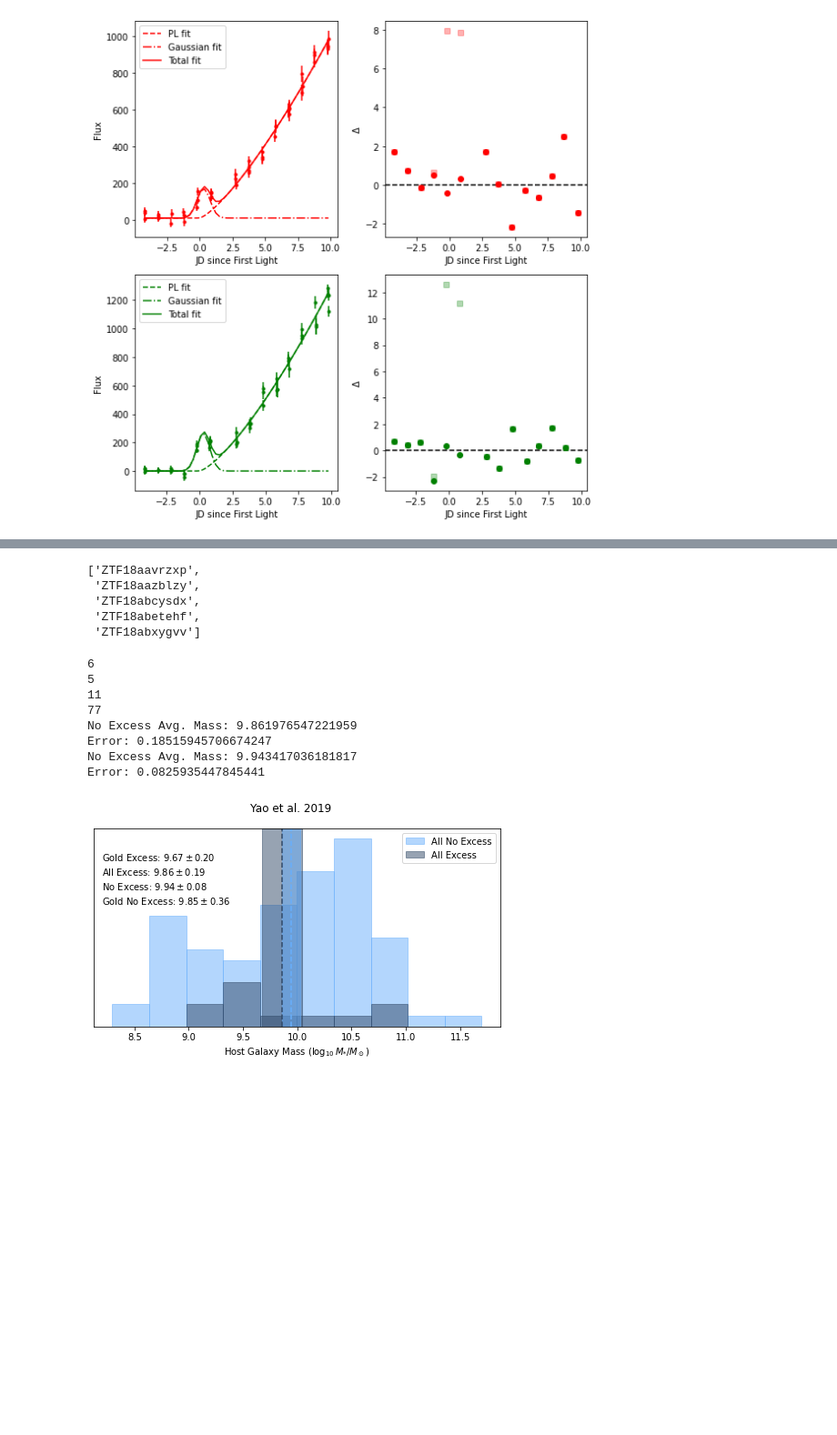
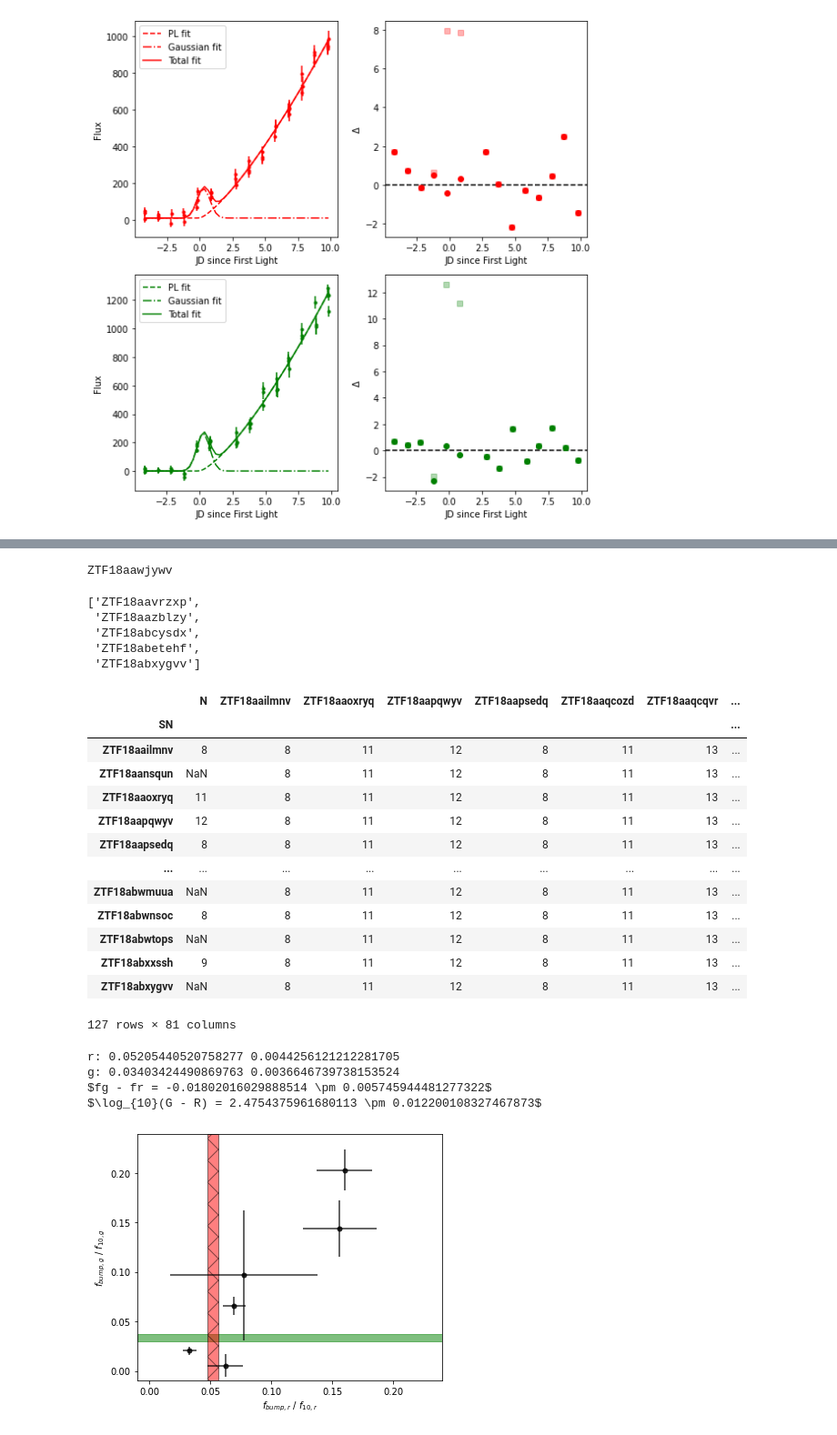
Before and after one commit to Christine8888/earlySN, a Jupyter notebook: Package testing 2.ipynb, the cells around one changed output, grey strips where cells are left out. Shown at 91% size. Drawn from its saved outputs; the diff is of its cells as text; code cells hidden in the pictures; blank space fills up the shorter version.

```diff
--- a/Package testing 2.ipynb
+++ b/Package testing 2.ipynb
@@ -97,11 +74,37 @@ ZTF18aawjywv
-# %%
-test.gold_nd
-# %% [output]
-['ZTF18aavrzxp',
- 'ZTF18aazblzy',
- 'ZTF18abcysdx',
- 'ZTF18abetehf',
- 'ZTF18abxygvv']
+# %%
+# Bronze and Gold ND are not matching the OG paper
+# what is happening with ZTF18abfhryc?
+
+test.gold = ['ZTF18aaxsioa', 'ZTF18abcflnz', 'ZTF18abssuxz',
+          'ZTF18abxxssh', 'ZTF18aavrwhu', 'ZTF18abfhryc',]
+test.bronze = ['ZTF18aawjywv', 'ZTF18aaqcozd', 'ZTF18abdfazk',
+         'ZTF18abimsyv', 'ZTF18aazsabq']
+test.excess = test.gold + test.bronze
+
+also_in_literature = ['ZTF18aapqwyv', 'ZTF18aaqqoqs', 'ZTF18aayjvve', 'ZTF18abckujq', 'ZTF18abcrxoj',
+                     'ZTF18abdfazk', 'ZTF18abdfwur', 'ZTF18abfhryc', 'ZTF18abgxvra', 'ZTF18abpamut',]
+
+yao_nd = list(np.loadtxt('/users/christineye/supernova/lcfit/yao_control.txt',dtype='str'))
+for i in yao_nd:
+    if i in test.gold or i in test.bronze or i in also_in_literature:
+        print(i)
+        yao_nd.remove(i)
+
+test.gold_nd = yao_nd
+test.nd = []
+for i in test.sn_names:
+    if i not in test.gold and i not in test.bronze:
+        test.nd += [i]
+# %% [output]
+ZTF18aawjywv
+# %%
+test.gold_nd
+# %% [output]
+['ZTF18aavrzxp',
+ 'ZTF18aazblzy',
+ 'ZTF18abcysdx',
+ 'ZTF18abetehf',
+ 'ZTF18abxygvv']
 # %%
 # NOTES
 # are most of the PVs supposed to be 0?
@@ -108,12 +113,16 @@ test.gold_nd
 # %%
-test.compare_mass()
 # %% [output]
+|  | N | ZTF18aailmnv | ZTF18aaoxryq | ZTF18aapqwyv | ZTF18aapsedq | ZTF18aaqcozd | ZTF18aaqcqvr | ... |
+| SN |  |  |  |  |  |  |  | ... |
+| ZTF18aailmnv | 8 | 8 | 11 | 12 | 8 | 11 | 13 | ... |
+| ZTF18aansqun | NaN | 8 | 11 | 12 | 8 | 11 | 13 | ... |
+| ZTF18aaoxryq | 11 | 8 | 11 | 12 | 8 | 11 | 13 | ... |
+| ZTF18aapqwyv | 12 | 8 | 11 | 12 | 8 | 11 | 13 | ... |
+| ZTF18aapsedq | 8 | 8 | 11 | 12 | 8 | 11 | 13 | ... |
+| ... | ... | ... | ... | ... | ... | ... | ... | ... |
+| ZTF18abwmuua | NaN | 8 | 11 | 12 | 8 | 11 | 13 | ... |
+| ZTF18abwnsoc | 8 | 8 | 11 | 12 | 8 | 11 | 13 | ... |
+| ZTF18abwtops | NaN | 8 | 11 | 12 | 8 | 11 | 13 | ... |
+| ZTF18abxxssh | 9 | 8 | 11 | 12 | 8 | 11 | 13 | ... |
+| ZTF18abxygvv | NaN | 8 | 11 | 12 | 8 | 11 | 13 | ... |
-6
-5
-11
-77
-No Excess Avg. Mass: 9.861976547221959
-Error: 0.18515945706674247
-No Excess Avg. Mass: 9.943417036181817
-Error: 0.0825935447845441
+127 rows × 81 columns
-[figure, removed]
@@ -119,0 +131,8 @@ Error: 0.0825935447845441
+# %%
+test.analyze_bump_amps()
+# %% [output]
+r: 0.05205440520758277 0.0044256121212281705
+g: 0.03403424490869763 0.0036646739738153524
+$fg - fr = -0.01802016029888514 \pm 0.005745944481277322$
+$\log_{10}(G - R) = 2.4754375961680113 \pm 0.012200108327467873$
+[figure, added]
```
Also changed, not shown: parts of 13 cells of this notebook, 4 other files.
